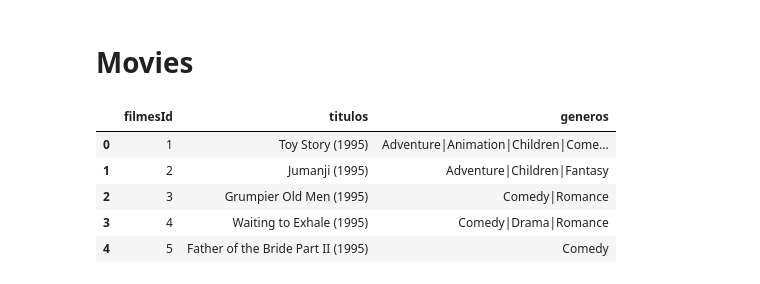
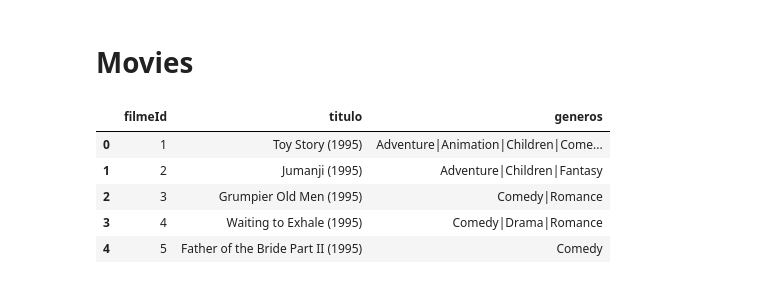
Before and after one commit to JonatasFontele/data-science-alura, a Jupyter notebook: movielens-ml-latest-small-ratings.ipynb, the cells around one changed output. Cells and saved outputs as stored; diff of their text form; code cells hidden in the pictures.

```diff
--- a/movielens-ml-latest-small-ratings.ipynb
+++ b/movielens-ml-latest-small-ratings.ipynb
@@ -98,10 +98,10 @@ sns.boxplot(notas.nota)
 # Movies
 # %%
 filmes = pd.read_csv("movies.csv")
-filmes.columns = ["filmesId", "titulos", "generos"]
+filmes.columns = ["filmeId", "titulo", "generos"]
 filmes.head()
 # %% [output]
-|  | filmesId | titulos | generos |
+|  | filmeId | titulo | generos |
 | 0 | 1 | Toy Story (1995) | Adventure|Animation|Children|Come... |
 | 1 | 2 | Jumanji (1995) | Adventure|Children|Fantasy |
 | 2 | 3 | Grumpier Old Men (1995) | Comedy|Romance |
```
Also changed, not shown: parts of 7 cells of this notebook.
